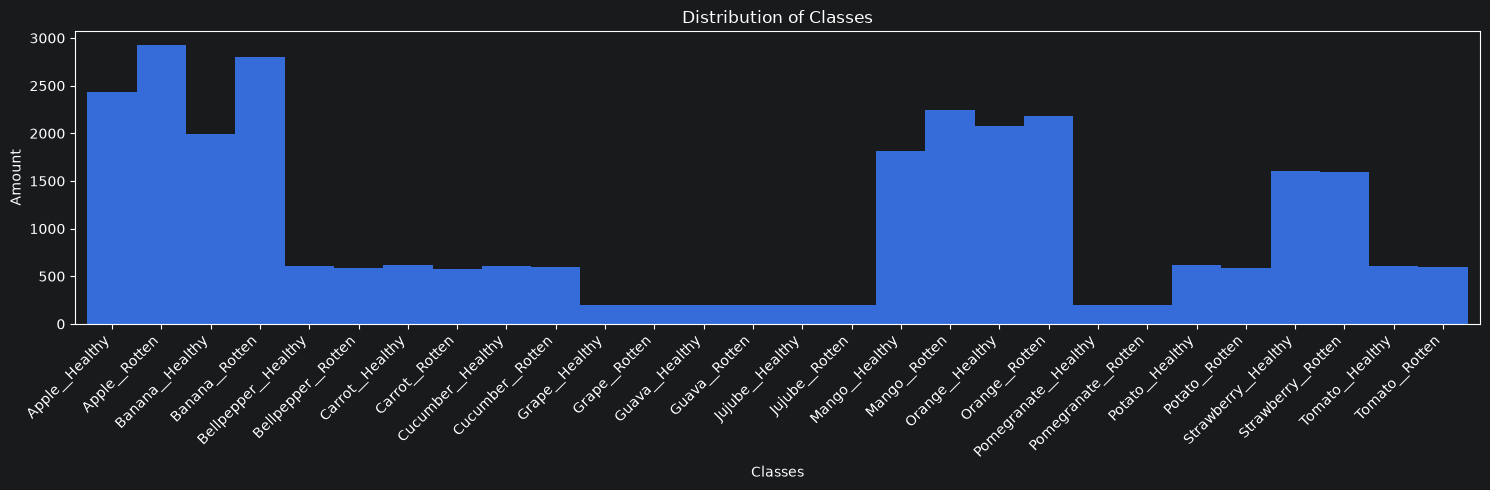
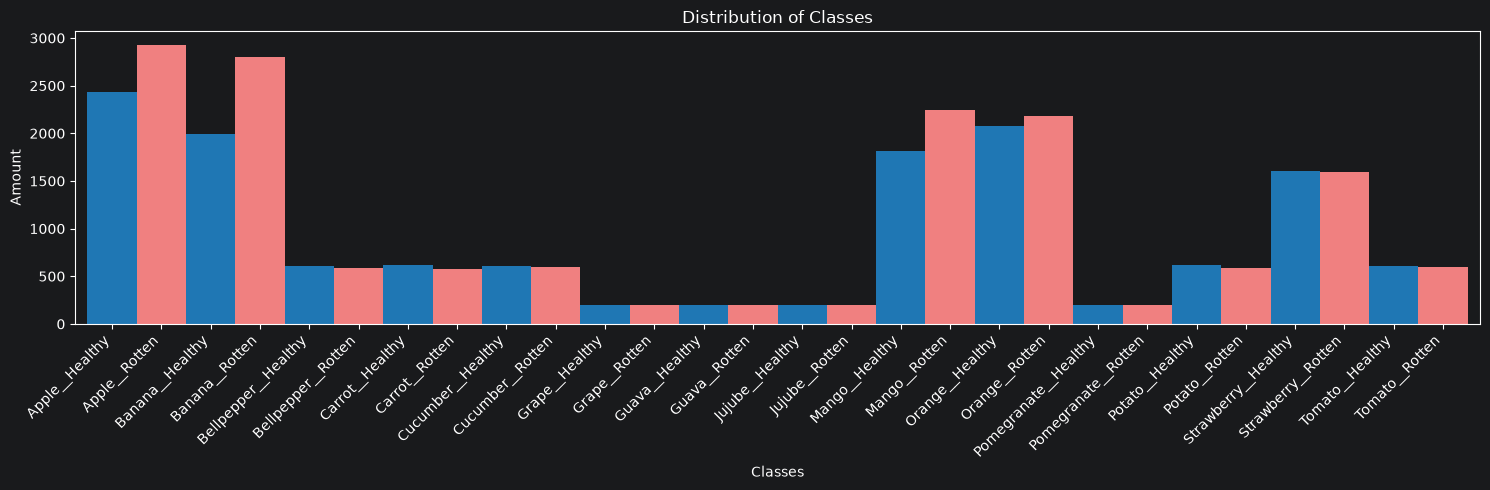
Code edit (unified diff) that turned the first committed figure into the second:
--- before
+++ after
@@ -23,5 +23,13 @@
     "Amount": dataset_label_ints.values
 })
-ax = dataset_distribution.set_index('Class').plot(kind='bar', width=1, figsize=(15,5), legend=False)
+ax = dataset_distribution.set_index('Class').plot(
+    kind='bar',
+    width=1,
+    figsize=(15,5),
+    legend=False,
+)
+colours = ["tab:blue", "lightcoral"]
+for i, bar in enumerate(ax.patches):
+    bar.set_facecolor(colours[i % len(colours)])
 plt.xticks(rotation=45, ha="right")
 plt.title('Distribution of Classes')

Commit: Colour change for readability.